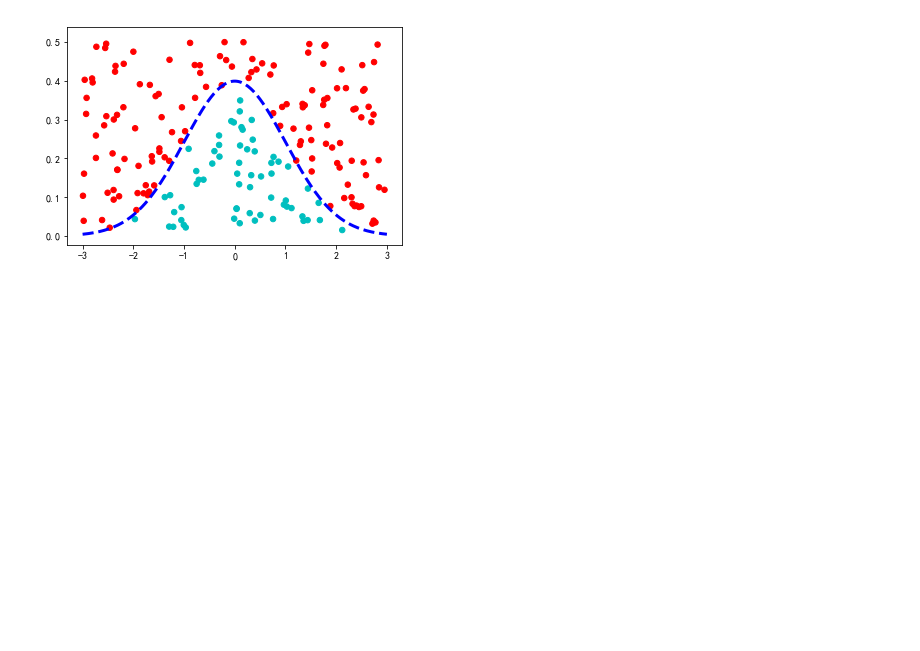
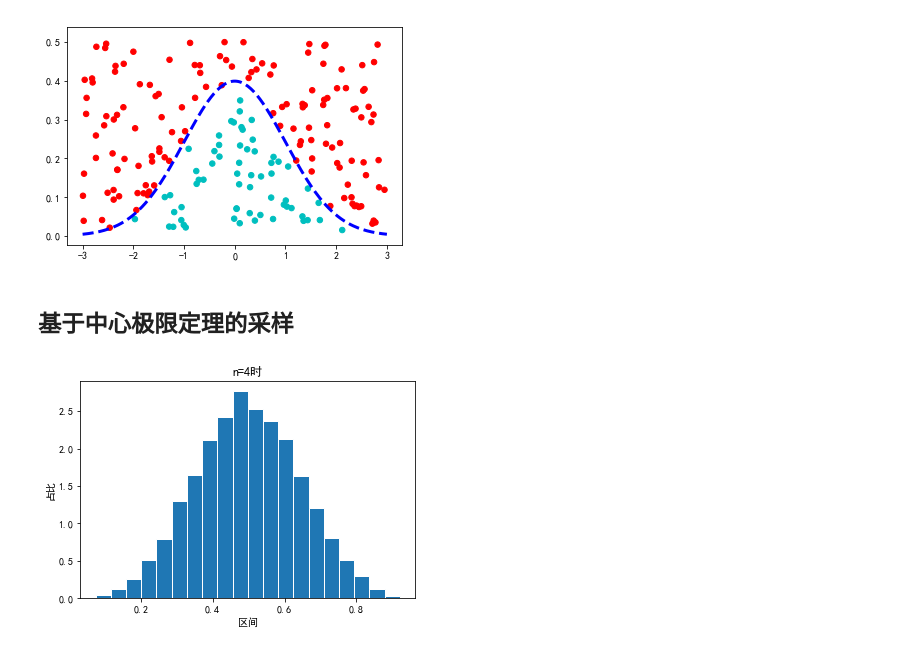
Before and after one commit to wachel/random, a Jupyter notebook: test.ipynb, the cells around one changed output. Cells and saved outputs as stored; diff of their text form; code cells hidden in the pictures; blank space fills up the shorter version.

```diff
--- a/test.ipynb
+++ b/test.ipynb
@@ -85,3 +86,19 @@ line = ((1 / (np.sqrt(2 * np.pi))) * np.exp(-0.5 * xl**2))
 l = ax.plot(xl, line, '--',c = 'b',lw=3)
 # %% [output]
 [figure]
+# %% [markdown]
+## 基于中心极限定理的采样
+# %%
+sample = 10000
+num = 4
+x = np.random.random(sample)
+for i in range(num - 1):
+    x += np.random.random(sample)
+x /= num
+fig, ax = plt.subplots()
+ax.set_xlabel('区间')
+ax.set_ylabel('占比')
+ax.set_title('n=4时')
+n,b,p=ax.hist(x,20,density=True,edgecolor='white')
+# %% [output]
+[figure, added]
```
Also changed, not shown: parts of 4 cells of this notebook.
